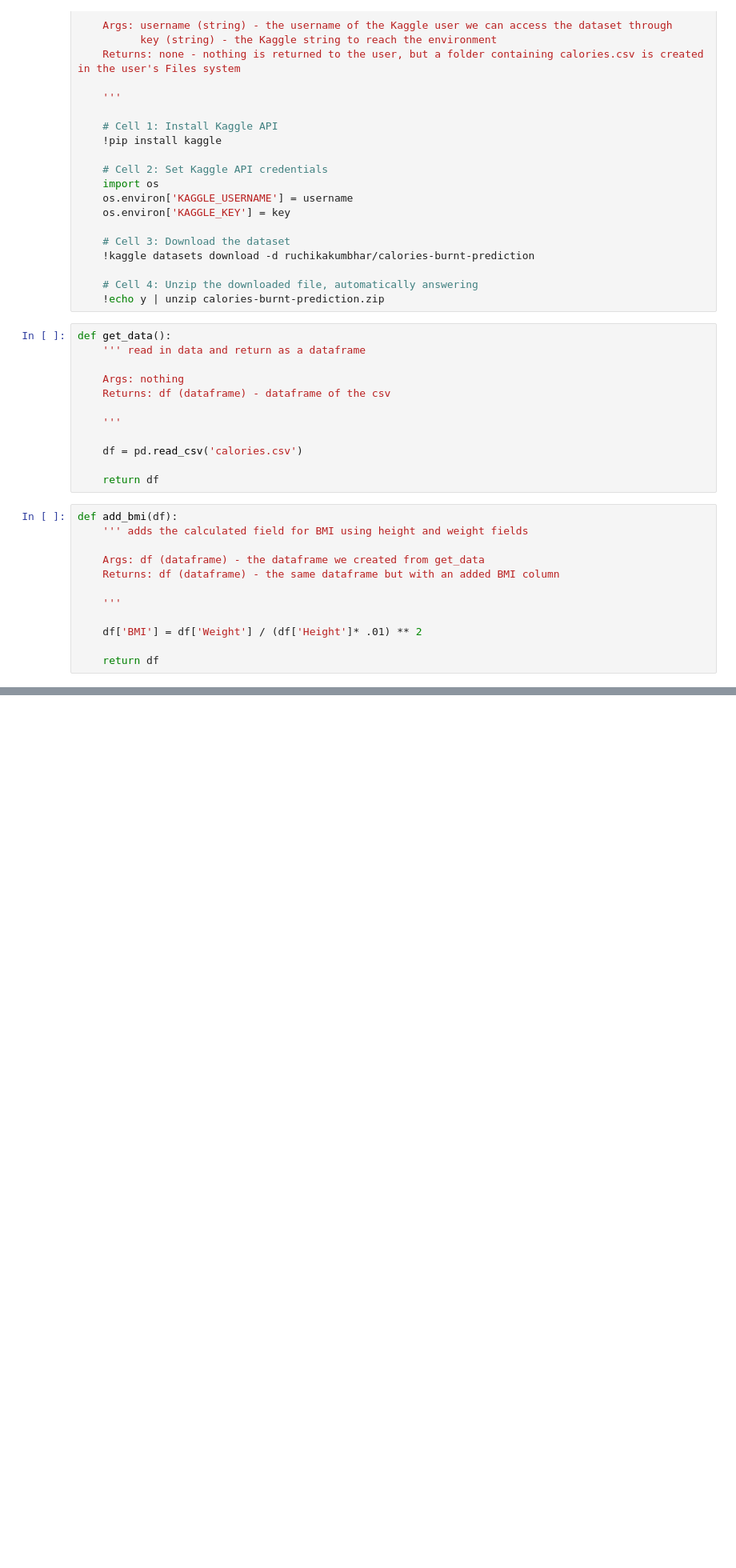
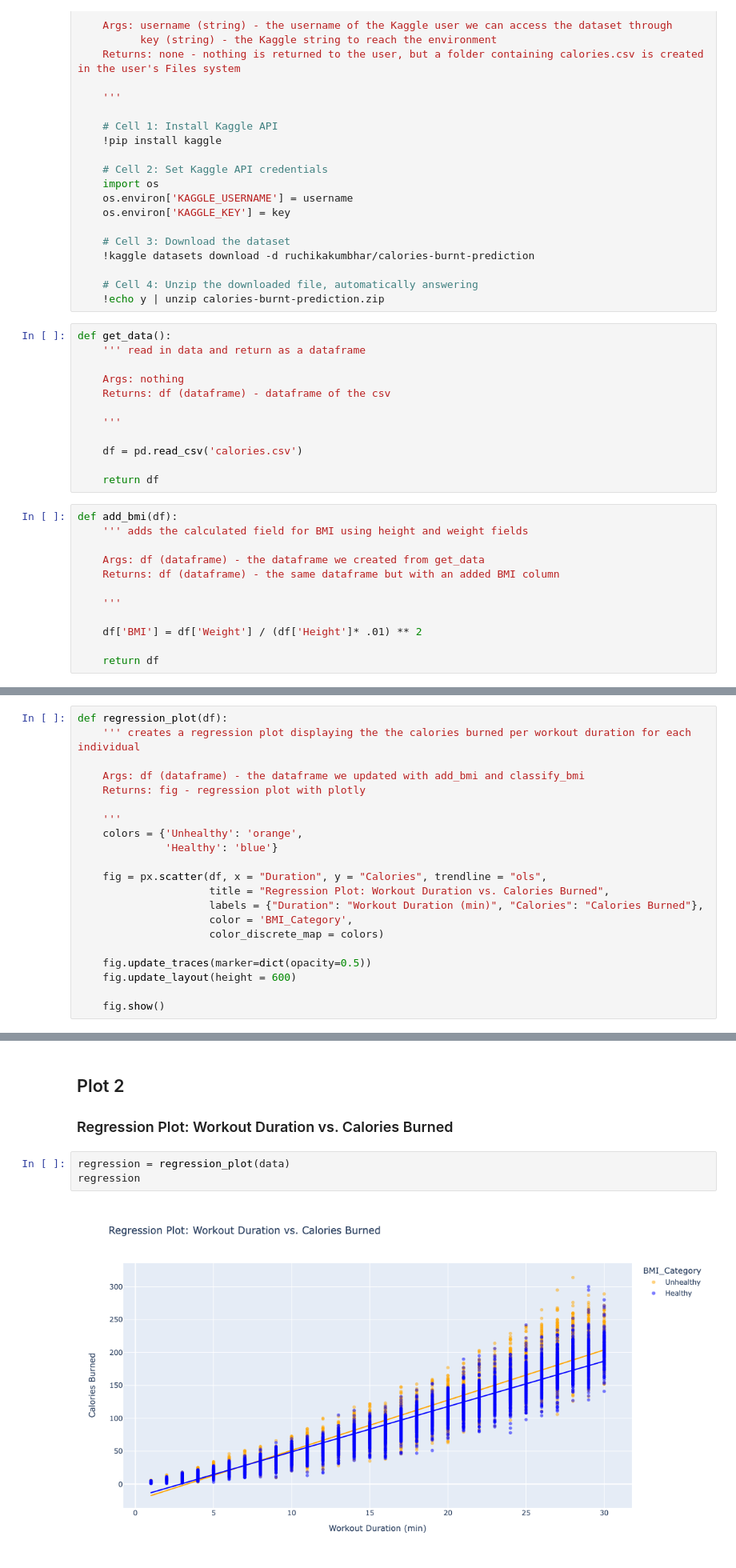
Before and after one commit to BubblySeeker/DS3000, a Jupyter notebook: Phase 2.ipynb, the cells around one changed output, grey strips where cells are left out. Shown at 80% size. Saved outputs shown, nothing was run; the diff lists cells and outputs as text; blank space fills up the shorter version.

```diff
--- a/Phase 2.ipynb
+++ b/Phase 2.ipynb
@@ -123,0 +122,21 @@ plt.show()
+# %%
+def regression_plot(df):
+    ''' creates a regression plot displaying the the calories burned per workout duration for each individual
+
+    Args: df (dataframe) - the dataframe we updated with add_bmi and classify_bmi
+    Returns: fig - regression plot with plotly
+
+    '''
+    colors = {'Unhealthy': 'orange',
+              'Healthy': 'blue'}
+
+    fig = px.scatter(df, x = "Duration", y = "Calories", trendline = "ols",
+                     title = "Regression Plot: Workout Duration vs. Calories Burned",
+                     labels = {"Duration": "Workout Duration (min)", "Calories": "Calories Burned"},
+                     color = 'BMI_Category',
+                     color_discrete_map = colors)
+
+    fig.update_traces(marker=dict(opacity=0.5))
+    fig.update_layout(height = 600)
+
+    fig.show()
@@ -123,0 +155,8 @@ plt.show()
+# %% [markdown]
+## Plot 2
+### Regression Plot: Workout Duration vs. Calories Burned
+# %%
+regression = regression_plot(data)
+regression
+# %% [output]
+[figure, added]
```
Also changed, not shown: parts of 11 cells of this notebook.
